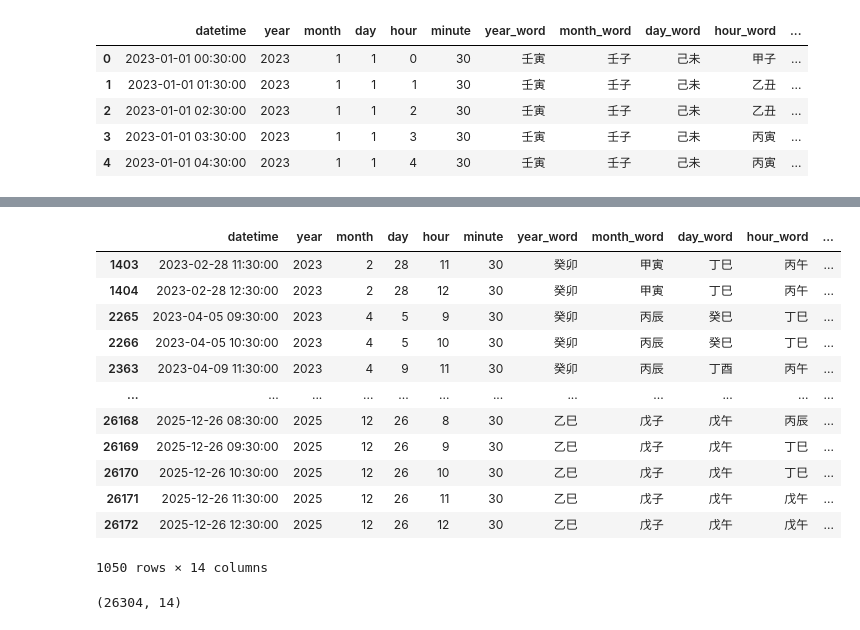
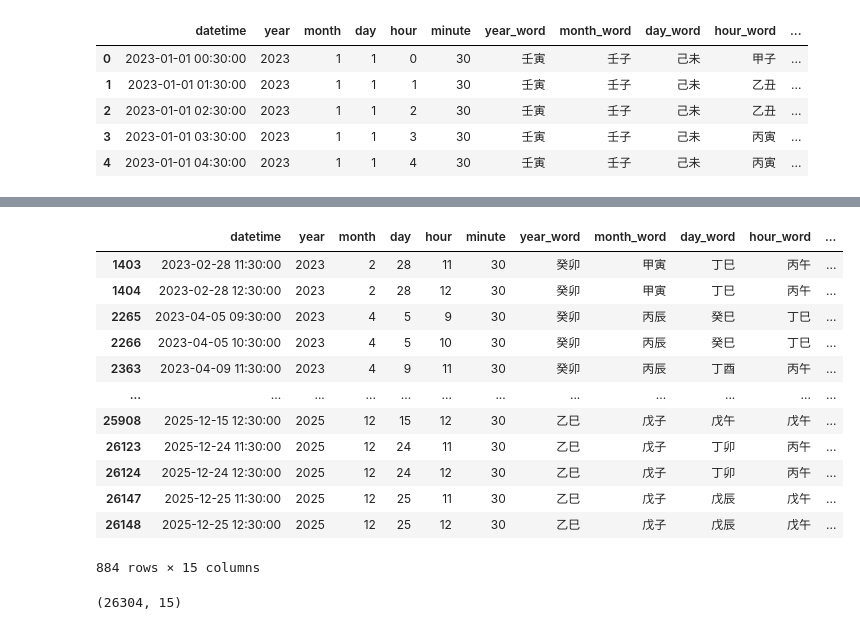
Before and after one commit to articuly/DA_and_ML, a Jupyter notebook: eight_word/filter_eight_word.ipynb, the cells around one changed output, grey strips where cells are left out. Cells and saved outputs as stored; diff of their text form; code cells hidden in the pictures.

Commit message:
update eight word

```diff
--- a/eight_word/filter_eight_word.ipynb
+++ b/eight_word/filter_eight_word.ipynb
@@ -33,9 +33,23 @@ def contain_fire_earth(words, num=4):
         return False
 
 
+def contain_fire_earth_dedup(words, num=4):
+    c = 0
+    for w in words:
+        if w in ('丙', '丁', '巳', '午', '戊', '辰', '戌'):
+            c += 1
+    for l in ('戊', '辰', '戌'):
+        if words.count(l) == 2:
+            c -= 1
+    if c >= num:
+        return True
+    else:
+        return False
+
+
 def without_wood(words):
     for w in words:
-        if w in ('甲', '乙', '寅', '卯'):
+        if w in ('甲', '乙', '寅', '卯', '庚', '辛', '申', '酉'):
             return False
         else:
             return True
@@ -92,0 +107,3 @@ df[df['four_fire_earth6'] == True]
+# %%
+df['four_fire_earth6_dedup'] = df.apply(lambda row: contain_fire_earth_dedup(row['eight_word'], 6), axis=1)
+df[df['four_fire_earth6_dedup'] == True]
@@ -93,23 +124,23 @@ df[df['four_fire_earth6'] == True]
 # %%
-df[(df['four_fire_earth6'] == True) | (df['four_fire'] == True)]
+df[(df['four_fire_earth6_dedup'] == True) | (df['four_fire'] == True)]
 # %% [output]
 |  | datetime | year | month | day | hour | minute | year_word | month_word | day_word | hour_word | ... |
 | 1403 | 2023-02-28 11:30:00 | 2023 | 2 | 28 | 11 | 30 | 癸卯 | 甲寅 | 丁巳 | 丙午 | ... |
 | 1404 | 2023-02-28 12:30:00 | 2023 | 2 | 28 | 12 | 30 | 癸卯 | 甲寅 | 丁巳 | 丙午 | ... |
 | 2265 | 2023-04-05 09:30:00 | 2023 | 4 | 5 | 9 | 30 | 癸卯 | 丙辰 | 癸巳 | 丁巳 | ... |
 | 2266 | 2023-04-05 10:30:00 | 2023 | 4 | 5 | 10 | 30 | 癸卯 | 丙辰 | 癸巳 | 丁巳 | ... |
 | 2363 | 2023-04-09 11:30:00 | 2023 | 4 | 9 | 11 | 30 | 癸卯 | 丙辰 | 丁酉 | 丙午 | ... |
 | ... | ... | ... | ... | ... | ... | ... | ... | ... | ... | ... | ... |
-| 26168 | 2025-12-26 08:30:00 | 2025 | 12 | 26 | 8 | 30 | 乙巳 | 戊子 | 戊午 | 丙辰 | ... |
-| 26169 | 2025-12-26 09:30:00 | 2025 | 12 | 26 | 9 | 30 | 乙巳 | 戊子 | 戊午 | 丁巳 | ... |
-| 26170 | 2025-12-26 10:30:00 | 2025 | 12 | 26 | 10 | 30 | 乙巳 | 戊子 | 戊午 | 丁巳 | ... |
-| 26171 | 2025-12-26 11:30:00 | 2025 | 12 | 26 | 11 | 30 | 乙巳 | 戊子 | 戊午 | 戊午 | ... |
-| 26172 | 2025-12-26 12:30:00 | 2025 | 12 | 26 | 12 | 30 | 乙巳 | 戊子 | 戊午 | 戊午 | ... |
+| 25908 | 2025-12-15 12:30:00 | 2025 | 12 | 15 | 12 | 30 | 乙巳 | 戊子 | 戊午 | 戊午 | ... |
+| 26123 | 2025-12-24 11:30:00 | 2025 | 12 | 24 | 11 | 30 | 乙巳 | 戊子 | 丁卯 | 丙午 | ... |
+| 26124 | 2025-12-24 12:30:00 | 2025 | 12 | 24 | 12 | 30 | 乙巳 | 戊子 | 丁卯 | 丙午 | ... |
+| 26147 | 2025-12-25 11:30:00 | 2025 | 12 | 25 | 11 | 30 | 乙巳 | 戊子 | 戊辰 | 戊午 | ... |
+| 26148 | 2025-12-25 12:30:00 | 2025 | 12 | 25 | 12 | 30 | 乙巳 | 戊子 | 戊辰 | 戊午 | ... |
-1050 rows × 14 columns
+884 rows × 15 columns
 # %%
 df.shape
 # %% [output]
-(26304, 14)
+(26304, 15)
 # %%
 pay = pd.read_csv('pay_log.csv')
 pay.head()
```
Also changed, not shown: parts of 9 cells of this notebook, 6 other files.
